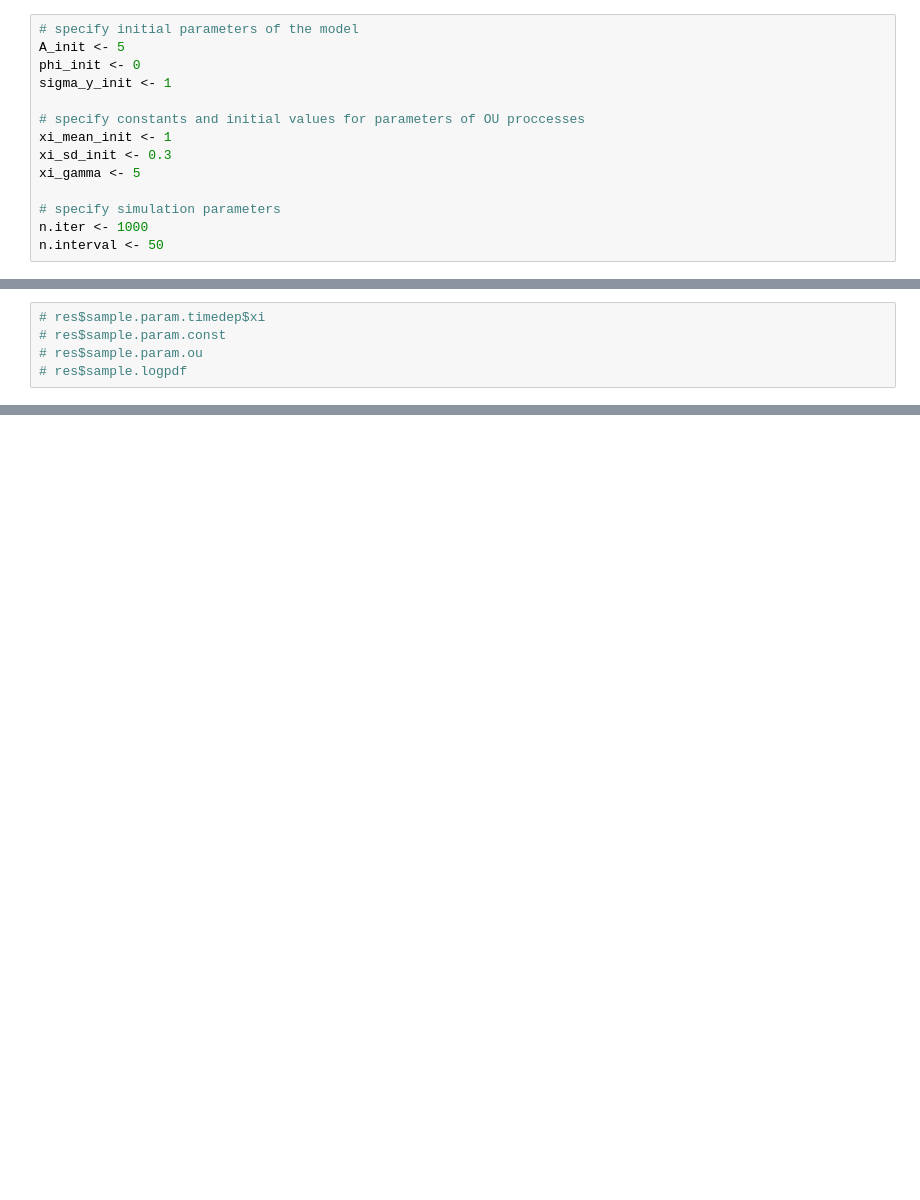
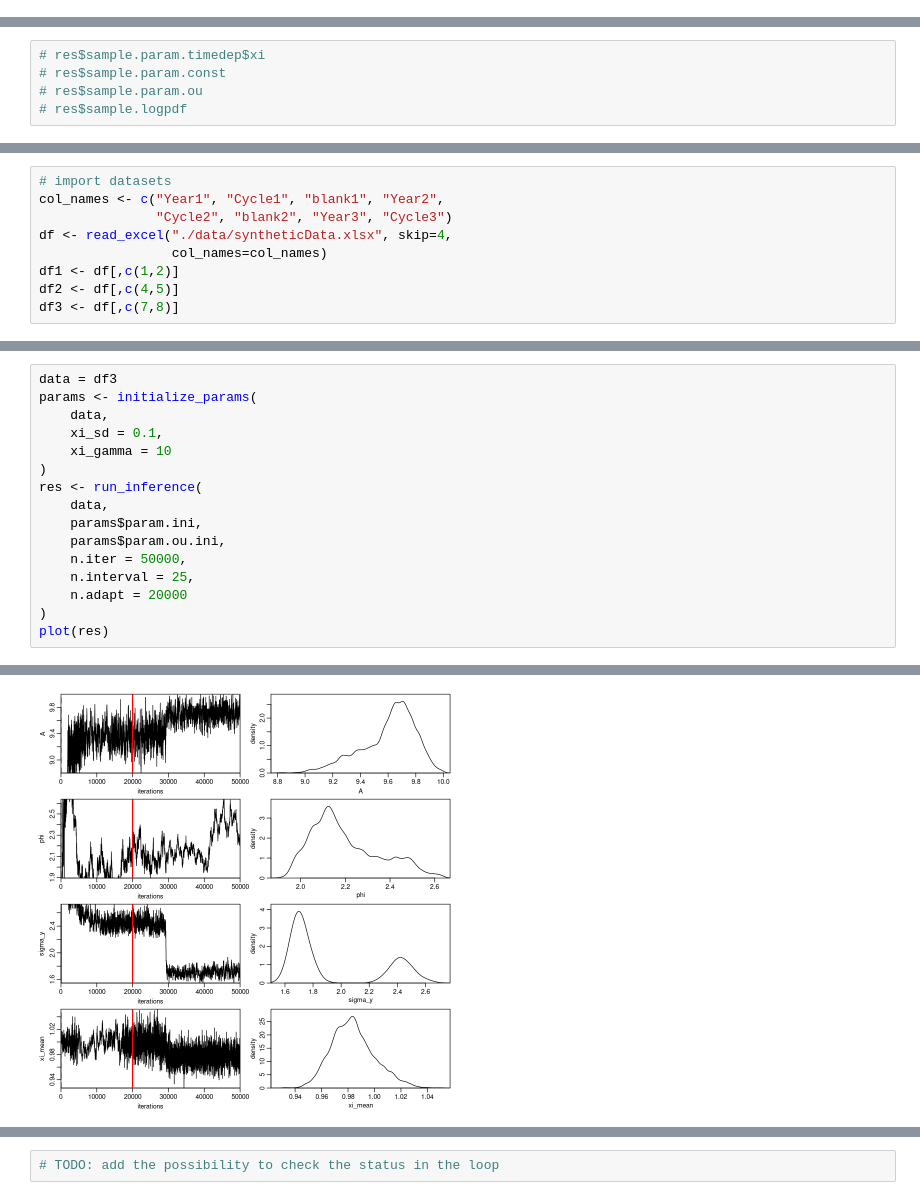
Before and after one commit to AlbertoCasellato/LCP-B, a Jupyter notebook: Project/warmup_exercise.ipynb, the cells around one changed output, grey strips where cells are left out. Drawn from its saved outputs; the diff is of its cells as text; blank space fills up the shorter version.

```diff
--- a/Project/warmup_exercise.ipynb
+++ b/Project/warmup_exercise.ipynb
@@ -69,14 +0,0 @@ df3 <- df[,c(7,8)]
-# %%
-# specify initial parameters of the model
-A_init <- 5
-phi_init <- 0
-sigma_y_init <- 1
-
-# specify constants and initial values for parameters of OU proccesses
-xi_mean_init <- 1
-xi_sd_init <- 0.3
-xi_gamma <- 5
-
-# specify simulation parameters
-n.iter <- 1000
-n.interval <- 50
@@ -121,0 +16,9 @@ Warning message in plot.timedeppar(res):
+# %%
+# import datasets
+col_names <- c("Year1", "Cycle1", "blank1", "Year2",
+               "Cycle2", "blank2", "Year3", "Cycle3")
+df <- read_excel("./data/syntheticData.xlsx", skip=4,
+                 col_names=col_names)
+df1 <- df[,c(1,2)]
+df2 <- df[,c(4,5)]
+df3 <- df[,c(7,8)]
@@ -121,0 +117,17 @@ Warning message in plot.timedeppar(res):
+# %%
+data = df3
+params <- initialize_params(
+    data,
+    xi_sd = 0.1,
+    xi_gamma = 10
+)
+res <- run_inference(
+    data,
+    params$param.ini,
+    params$param.ou.ini,
+    n.iter = 50000,
+    n.interval = 25,
+    n.adapt = 20000
+)
+plot(res)
+# %% [output]
@@ -121,0 +151 @@ Warning message in plot.timedeppar(res):
+[figure, added]
@@ -121,0 +158,2 @@ Warning message in plot.timedeppar(res):
+# %%
+# TODO: add the possibility to check the status in the loop
```
Also changed, not shown: parts of 8 cells of this notebook, 2 other files.
